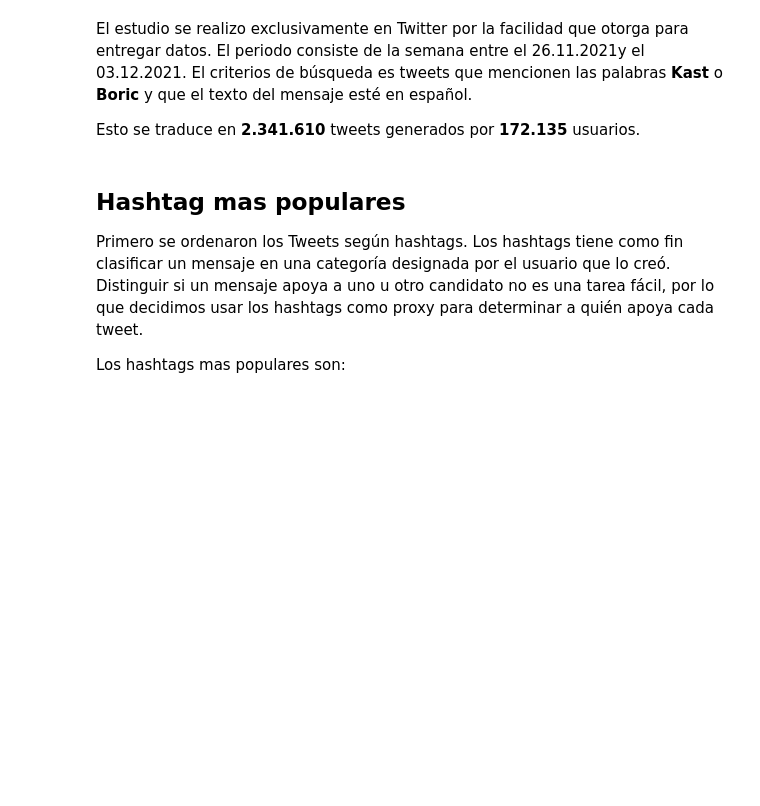
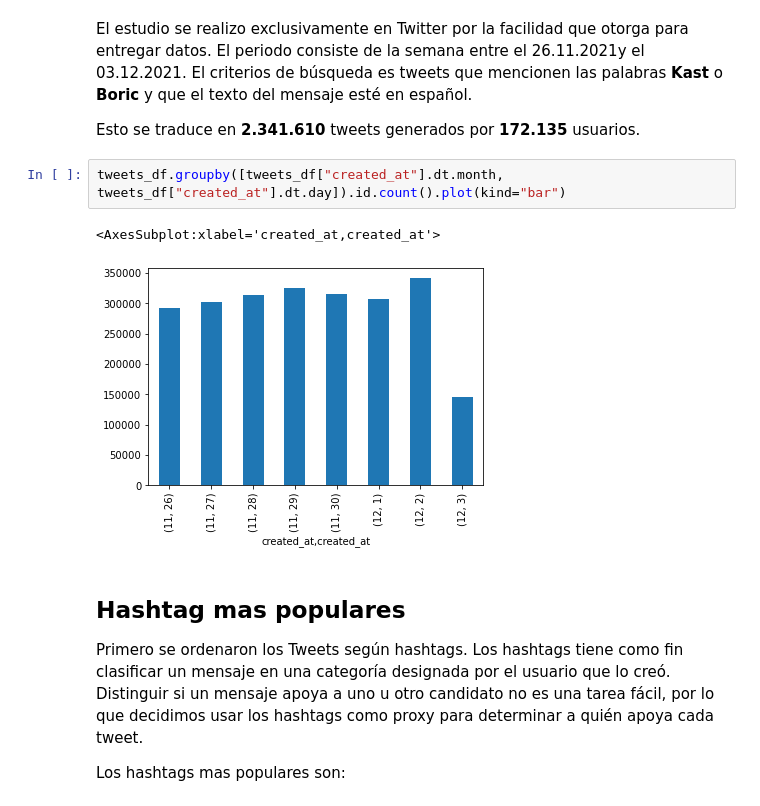
Before and after one commit to destefani/tweets-elecciones, a Jupyter notebook: analysis.ipynb, the cells around one changed output. Saved outputs shown, nothing was run; the diff lists cells and outputs as text; blank space fills up the shorter version.

Commit message:
bar plot

```diff
--- a/analysis.ipynb
+++ b/analysis.ipynb
@@ -34,6 +36,11 @@ Usuarios: 172135
 El estudio se realizo exclusivamente en Twitter por la facilidad que otorga para entregar datos. El periodo consiste de la semana entre el 26.11.2021y el 03.12.2021. El criterios de búsqueda es tweets que mencionen las palabras **Kast** o **Boric** y que el texto del mensaje esté en español.
 
 Esto se traduce en **2.341.610** tweets generados por **172.135** usuarios.
+# %%
+tweets_df.groupby([tweets_df["created_at"].dt.month, tweets_df["created_at"].dt.day]).id.count().plot(kind="bar")
+# %% [output]
+<AxesSubplot:xlabel='created_at,created_at'>
+[figure, added]
 # %% [markdown]
 ## Hashtag mas populares
 
```
Also changed, not shown: parts of 17 cells of this notebook.
